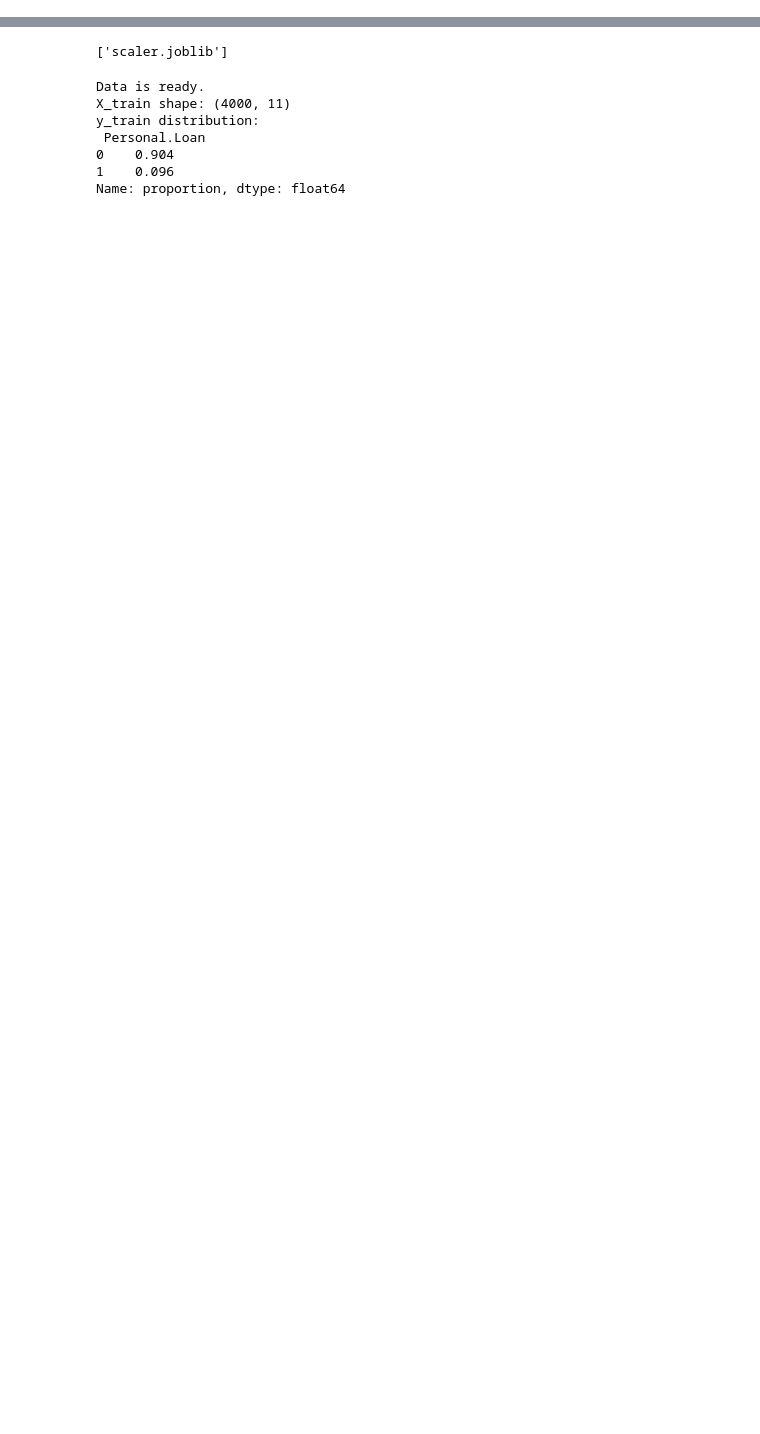
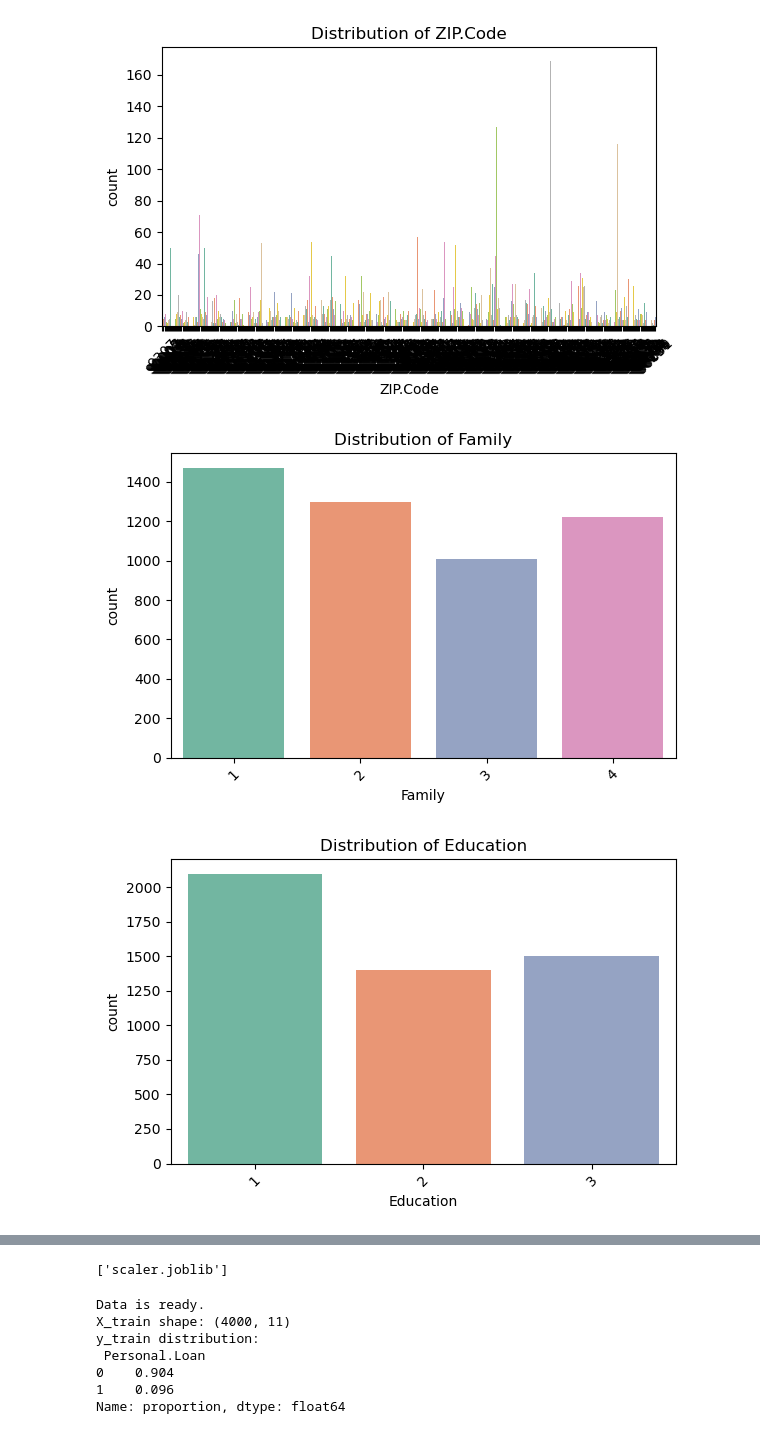
Before and after one commit to Nchan8120/BankLoanApproval, a Jupyter notebook: BankLoanModel.ipynb, the cells around one changed output, grey strips where cells are left out. Saved outputs shown, nothing was run; the diff lists cells and outputs as text; code cells hidden in the pictures; blank space fills up the shorter version.

Commit message:
merged notebooks
moved the data exploration into the same notebook as the model

```diff
--- a/BankLoanModel.ipynb
+++ b/BankLoanModel.ipynb
@@ -0,0 +7,6 @@
+# %%
+# Load the data
+df = pd.read_csv('data/bankloan.csv')
+
+# Basic Info
+df.head()
@@ -0,0 +50,13 @@
+# %%
+# Count plots for categorical columns
+for col in categorical_cols:
+    plt.figure(figsize=(6, 4))
+    sns.countplot(data=df, x=col, palette='Set2')
+    plt.title(f"Distribution of {col}")
+    plt.xticks(rotation=45)
+    plt.tight_layout()
+    plt.show()
+# %% [output]
+[figure, added]
+[figure, added]
+[figure, added]
```
Also changed, not shown: parts of 15 cells of this notebook, 1 other file.
